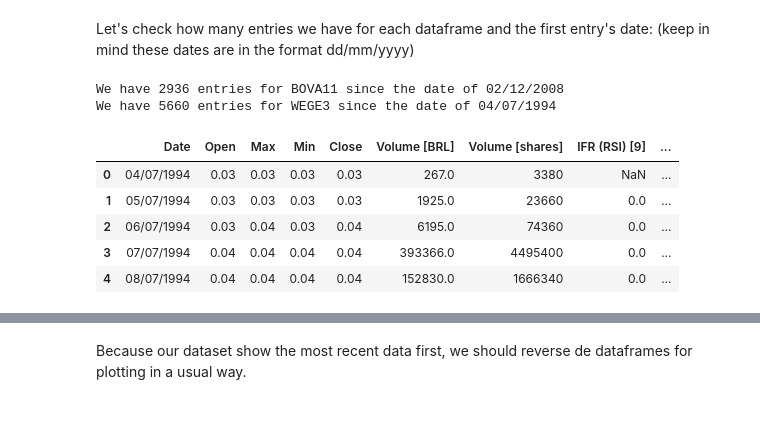
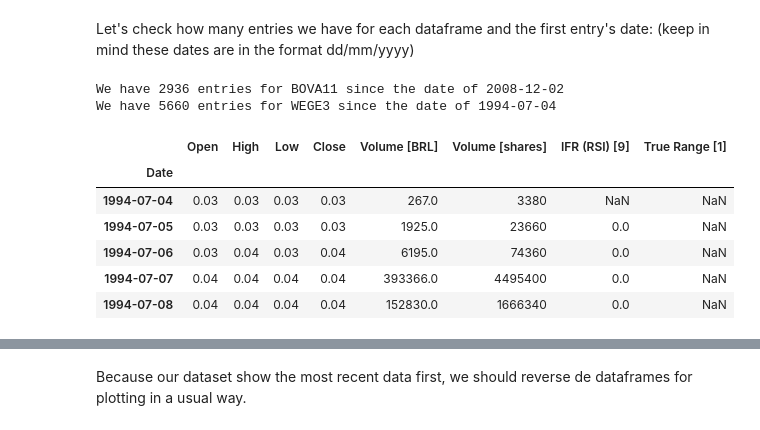
Before and after one commit to brunokiyoshi/Nanodegree-MLE-capstone-project, a Jupyter notebook: feature_engineering.ipynb, the cells around one changed output, grey strips where cells are left out. Cells and saved outputs as stored; diff of their text form; code cells hidden in the pictures.

```diff
--- a/feature_engineering.ipynb
+++ b/feature_engineering.ipynb
@@ -26,3 +33,8 @@ wege_df = pd.read_csv(wege_orig_path)
+# %%
+wege_df["Date"] = adjust_date(wege_df)
+bova_df["Date"] = adjust_date(bova_df)
+wege_df.set_index("Date", inplace=True)
+bova_df.set_index("Date", inplace=True)
 # %% [markdown]
 Below, we can see what kinds of data we have available. <br>
 Both datasets should have the same lenghts and columns.
@@ -48,21 +62,22 @@ wege_df.head()
 Let's check how many entries we have for each dataframe and the first entry's date:
 (keep in mind these dates are in the format dd/mm/yyyy)
 # %%
-print(f'We have {len(bova_df)} entries for BOVA11 since the date of {bova_df["Date"].iloc[-1]}')
-print(f'We have {len(wege_df)} entries for WEGE3 since the date of {wege_df["Date"].iloc[-1]}')
+print(f'We have {len(bova_df)} entries for BOVA11 since the date of {bova_df.index[-1]}')
+print(f'We have {len(wege_df)} entries for WEGE3 since the date of {wege_df.index[-1]}')
 # %% [output]
-We have 2936 entries for BOVA11 since the date of 02/12/2008
-We have 5660 entries for WEGE3 since the date of 04/07/1994
+We have 2936 entries for BOVA11 since the date of 2008-12-02
+We have 5660 entries for WEGE3 since the date of 1994-07-04
 # %%
 wege_df = wege_df.iloc[::-1]
-wege_df.reset_index(drop=True, inplace=True)
+# wege_df.reset_index(drop=True, inplace=True)
 wege_df.head()
 # %% [output]
-|  | Date | Open | Max | Min | Close | Volume [BRL] | Volume [shares] | IFR (RSI) [9] | ... |
-| 0 | 04/07/1994 | 0.03 | 0.03 | 0.03 | 0.03 | 267.0 | 3380 | NaN | ... |
-| 1 | 05/07/1994 | 0.03 | 0.03 | 0.03 | 0.03 | 1925.0 | 23660 | 0.0 | ... |
-| 2 | 06/07/1994 | 0.03 | 0.04 | 0.03 | 0.04 | 6195.0 | 74360 | 0.0 | ... |
-| 3 | 07/07/1994 | 0.04 | 0.04 | 0.04 | 0.04 | 393366.0 | 4495400 | 0.0 | ... |
-| 4 | 08/07/1994 | 0.04 | 0.04 | 0.04 | 0.04 | 152830.0 | 1666340 | 0.0 | ... |
+|  | Open | High | Low | Close | Volume [BRL] | Volume [shares] | IFR (RSI) [9] | True Range [1] |
+| Date |  |  |  |  |  |  |  |  |
+| 1994-07-04 | 0.03 | 0.03 | 0.03 | 0.03 | 267.0 | 3380 | NaN | NaN |
+| 1994-07-05 | 0.03 | 0.03 | 0.03 | 0.03 | 1925.0 | 23660 | 0.0 | NaN |
+| 1994-07-06 | 0.03 | 0.04 | 0.03 | 0.04 | 6195.0 | 74360 | 0.0 | NaN |
+| 1994-07-07 | 0.04 | 0.04 | 0.04 | 0.04 | 393366.0 | 4495400 | 0.0 | NaN |
+| 1994-07-08 | 0.04 | 0.04 | 0.04 | 0.04 | 152830.0 | 1666340 | 0.0 | NaN |
 # %%
 bova_df = bova_df.iloc[::-1]
```
Also changed, not shown: parts of 34 cells of this notebook, 5 other files.
